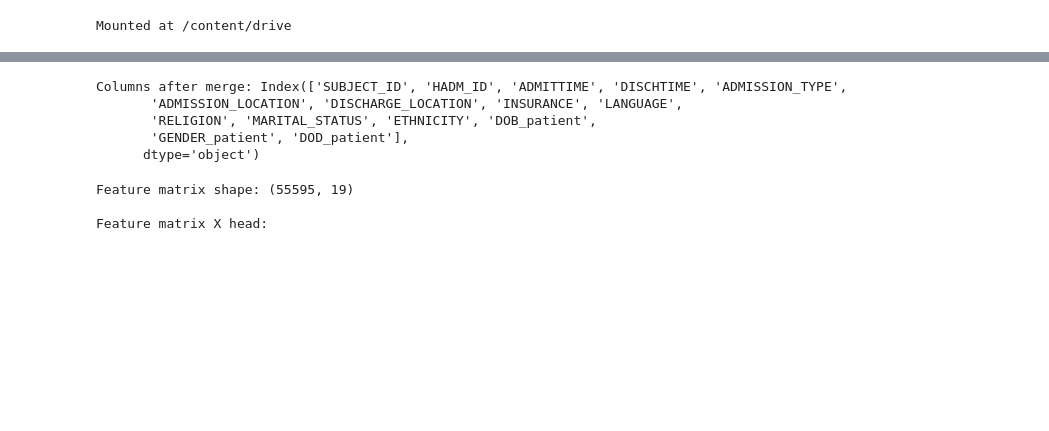
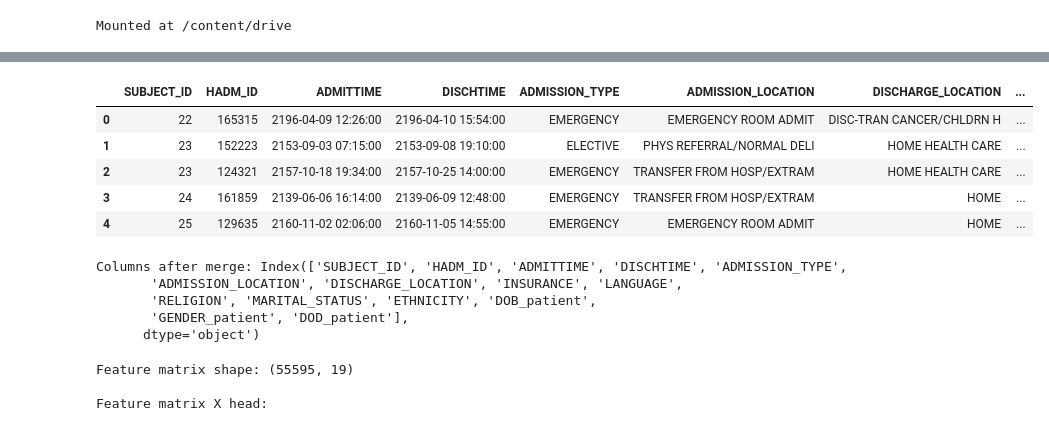
Before and after one commit to doesip2020s/aaa, a Jupyter notebook: MIMIC_Self_Tutorial.ipynb, the cells around one changed output, grey strips where cells are left out. Cells and saved outputs as stored; diff of their text form; code cells hidden in the pictures; blank space fills up the shorter version.

```diff
--- a/MIMIC_Self_Tutorial.ipynb
+++ b/MIMIC_Self_Tutorial.ipynb
@@ -38,3 +47,12 @@ admissions = pd.read_csv(PATH_ADMISSIONS,
+# %%
+admissions.head(5)
+# %% [output]
+|  | SUBJECT_ID | HADM_ID | ADMITTIME | DISCHTIME | ADMISSION_TYPE | ADMISSION_LOCATION | DISCHARGE_LOCATION | ... |
+| 0 | 22 | 165315 | 2196-04-09 12:26:00 | 2196-04-10 15:54:00 | EMERGENCY | EMERGENCY ROOM ADMIT | DISC-TRAN CANCER/CHLDRN H | ... |
+| 1 | 23 | 152223 | 2153-09-03 07:15:00 | 2153-09-08 19:10:00 | ELECTIVE | PHYS REFERRAL/NORMAL DELI | HOME HEALTH CARE | ... |
+| 2 | 23 | 124321 | 2157-10-18 19:34:00 | 2157-10-25 14:00:00 | EMERGENCY | TRANSFER FROM HOSP/EXTRAM | HOME HEALTH CARE | ... |
+| 3 | 24 | 161859 | 2139-06-06 16:14:00 | 2139-06-09 12:48:00 | EMERGENCY | TRANSFER FROM HOSP/EXTRAM | HOME | ... |
+| 4 | 25 | 129635 | 2160-11-02 02:06:00 | 2160-11-05 14:55:00 | EMERGENCY | EMERGENCY ROOM ADMIT | HOME | ... |
 # %%
 # @title 2) Basic cleaning + feature engineering
 # Ensure admissions dataframe is in a state before the problematic merge
```
Also changed, not shown: parts of 1 cell of this notebook.
